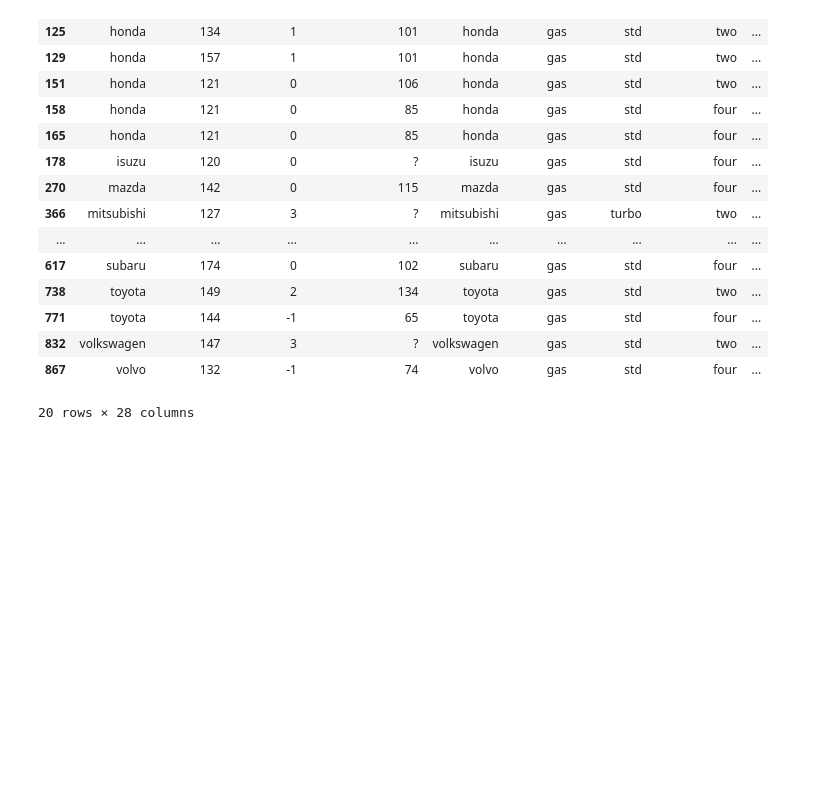
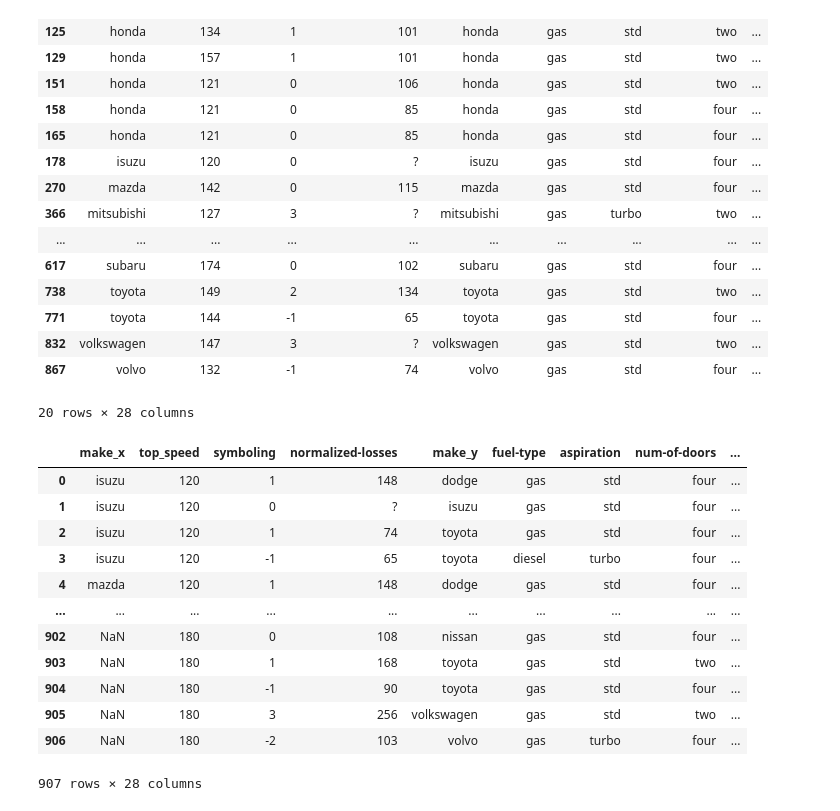
Before and after one commit to mhandihadjadene-blip/intial_commit, a Jupyter notebook: numpy-pandas-seaborn.ipynb, the cells around one changed output. Saved outputs shown, nothing was run; the diff lists cells and outputs as text; code cells hidden in the pictures; blank space fills up the shorter version.

```diff
--- a/numpy-pandas-seaborn.ipynb
+++ b/numpy-pandas-seaborn.ipynb
@@ -241,3 +237,19 @@ speed_compare2[speed_compare2['make_x']==speed_compare2['make_y']]
 | 832 | volkswagen | 147 | 3 | ? | volkswagen | gas | std | two | ... |
 | 867 | volvo | 132 | -1 | 74 | volvo | gas | std | four | ... |
 20 rows × 28 columns
+# %%
+speed.merge(fast, how='outer', on ='top_speed')
+# %% [output]
+|  | make_x | top_speed | symboling | normalized-losses | make_y | fuel-type | aspiration | num-of-doors | ... |
+| 0 | isuzu | 120 | 1 | 148 | dodge | gas | std | four | ... |
+| 1 | isuzu | 120 | 0 | ? | isuzu | gas | std | four | ... |
+| 2 | isuzu | 120 | 1 | 74 | toyota | gas | std | four | ... |
+| 3 | isuzu | 120 | -1 | 65 | toyota | diesel | turbo | four | ... |
+| 4 | mazda | 120 | 1 | 148 | dodge | gas | std | four | ... |
+| ... | ... | ... | ... | ... | ... | ... | ... | ... | ... |
+| 902 | NaN | 180 | 0 | 108 | nissan | gas | std | four | ... |
+| 903 | NaN | 180 | 1 | 168 | toyota | gas | std | two | ... |
+| 904 | NaN | 180 | -1 | 90 | toyota | gas | std | four | ... |
+| 905 | NaN | 180 | 3 | 256 | volkswagen | gas | std | two | ... |
+| 906 | NaN | 180 | -2 | 103 | volvo | gas | turbo | four | ... |
+907 rows × 28 columns
```
Also changed, not shown: parts of 3 cells of this notebook.
